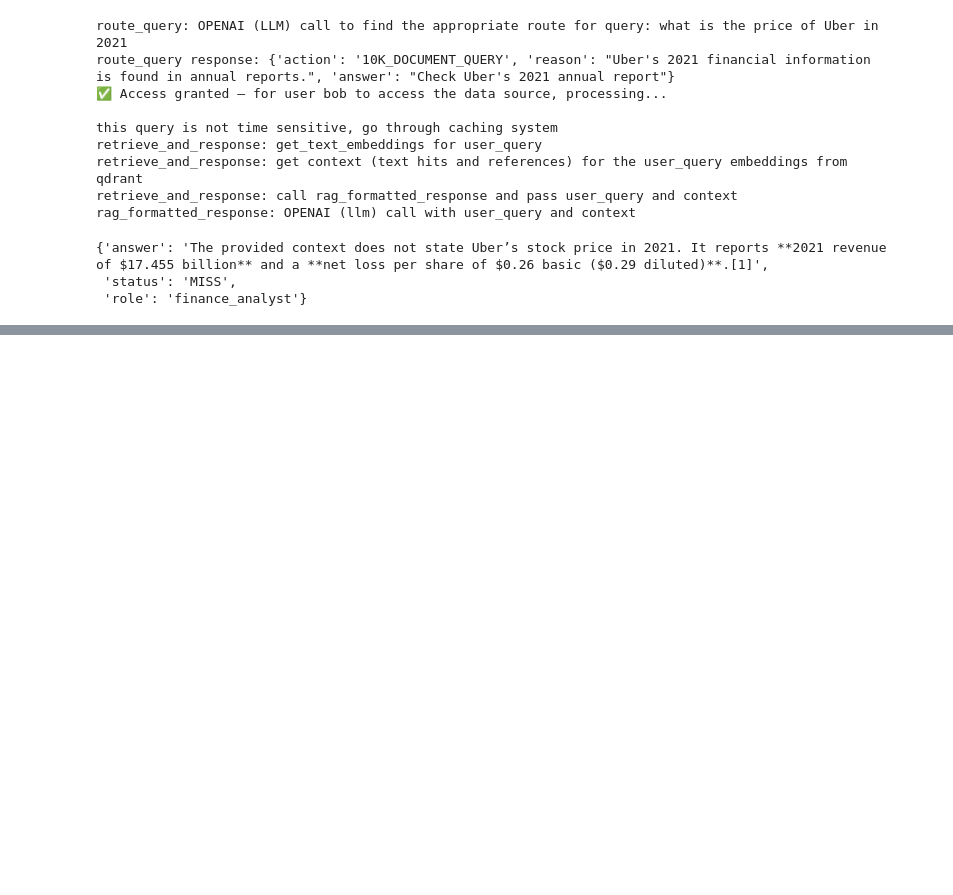
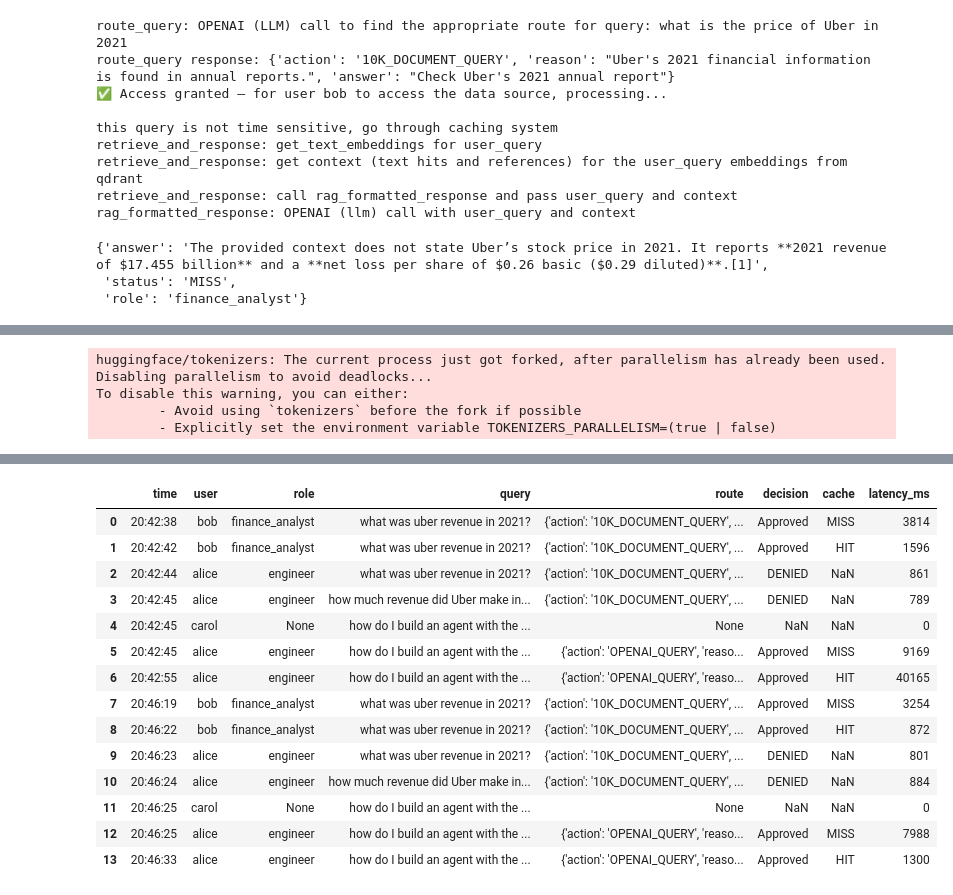
Before and after one commit to KoteshB/fde-project2-notebook-agentic-router, a Jupyter notebook: Agentic_Router.ipynb, the cells around one changed output, grey strips where cells are left out. Drawn from its saved outputs; the diff is of its cells as text; code cells hidden in the pictures; blank space fills up the shorter version.

Commit message:
added auditing

```diff
--- a/Agentic_Router.ipynb
+++ b/Agentic_Router.ipynb
@@ -2008,3 +2040,13 @@ route_query response: {'action': '10K_DOCUMENT_QUERY', 'reason': "Revenue questi
 
 this query is not time sensitive, go through caching system
 ✅ All checks passed — cache is fast and does not leak across roles.
+# %%
+%pip install pandas
+import pandas as pd
+
+pd.DataFrame(audit_log.records)
+# %% [output]
+huggingface/tokenizers: The current process just got forked, after parallelism has already been used. Disabling parallelism to avoid deadlocks...
+To disable this warning, you can either:
+        - Avoid using `tokenizers` before the fork if possible
+        - Explicitly set the environment variable TOKENIZERS_PARALLELISM=(true | false)
@@ -2010,0 +2061,15 @@ this query is not time sensitive, go through caching system
+|  | time | user | role | query | route | decision | cache | latency_ms |
+| 0 | 20:42:38 | bob | finance_analyst | what was uber revenue in 2021? | {'action': '10K_DOCUMENT_QUERY', ... | Approved | MISS | 3814 |
+| 1 | 20:42:42 | bob | finance_analyst | what was uber revenue in 2021? | {'action': '10K_DOCUMENT_QUERY', ... | Approved | HIT | 1596 |
+| 2 | 20:42:44 | alice | engineer | what was uber revenue in 2021? | {'action': '10K_DOCUMENT_QUERY', ... | DENIED | NaN | 861 |
+| 3 | 20:42:45 | alice | engineer | how much revenue did Uber make in... | {'action': '10K_DOCUMENT_QUERY', ... | DENIED | NaN | 789 |
+| 4 | 20:42:45 | carol | None | how do I build an agent with the ... | None | NaN | NaN | 0 |
+| 5 | 20:42:45 | alice | engineer | how do I build an agent with the ... | {'action': 'OPENAI_QUERY', 'reaso... | Approved | MISS | 9169 |
+| 6 | 20:42:55 | alice | engineer | how do I build an agent with the ... | {'action': 'OPENAI_QUERY', 'reaso... | Approved | HIT | 40165 |
+| 7 | 20:46:19 | bob | finance_analyst | what was uber revenue in 2021? | {'action': '10K_DOCUMENT_QUERY', ... | Approved | MISS | 3254 |
+| 8 | 20:46:22 | bob | finance_analyst | what was uber revenue in 2021? | {'action': '10K_DOCUMENT_QUERY', ... | Approved | HIT | 872 |
+| 9 | 20:46:23 | alice | engineer | what was uber revenue in 2021? | {'action': '10K_DOCUMENT_QUERY', ... | DENIED | NaN | 801 |
+| 10 | 20:46:24 | alice | engineer | how much revenue did Uber make in... | {'action': '10K_DOCUMENT_QUERY', ... | DENIED | NaN | 884 |
+| 11 | 20:46:25 | carol | None | how do I build an agent with the ... | None | NaN | NaN | 0 |
+| 12 | 20:46:25 | alice | engineer | how do I build an agent with the ... | {'action': 'OPENAI_QUERY', 'reaso... | Approved | MISS | 7988 |
+| 13 | 20:46:33 | alice | engineer | how do I build an agent with the ... | {'action': 'OPENAI_QUERY', 'reaso... | Approved | HIT | 1300 |
```
Also changed, not shown: parts of 4 cells of this notebook, 1 other file.
